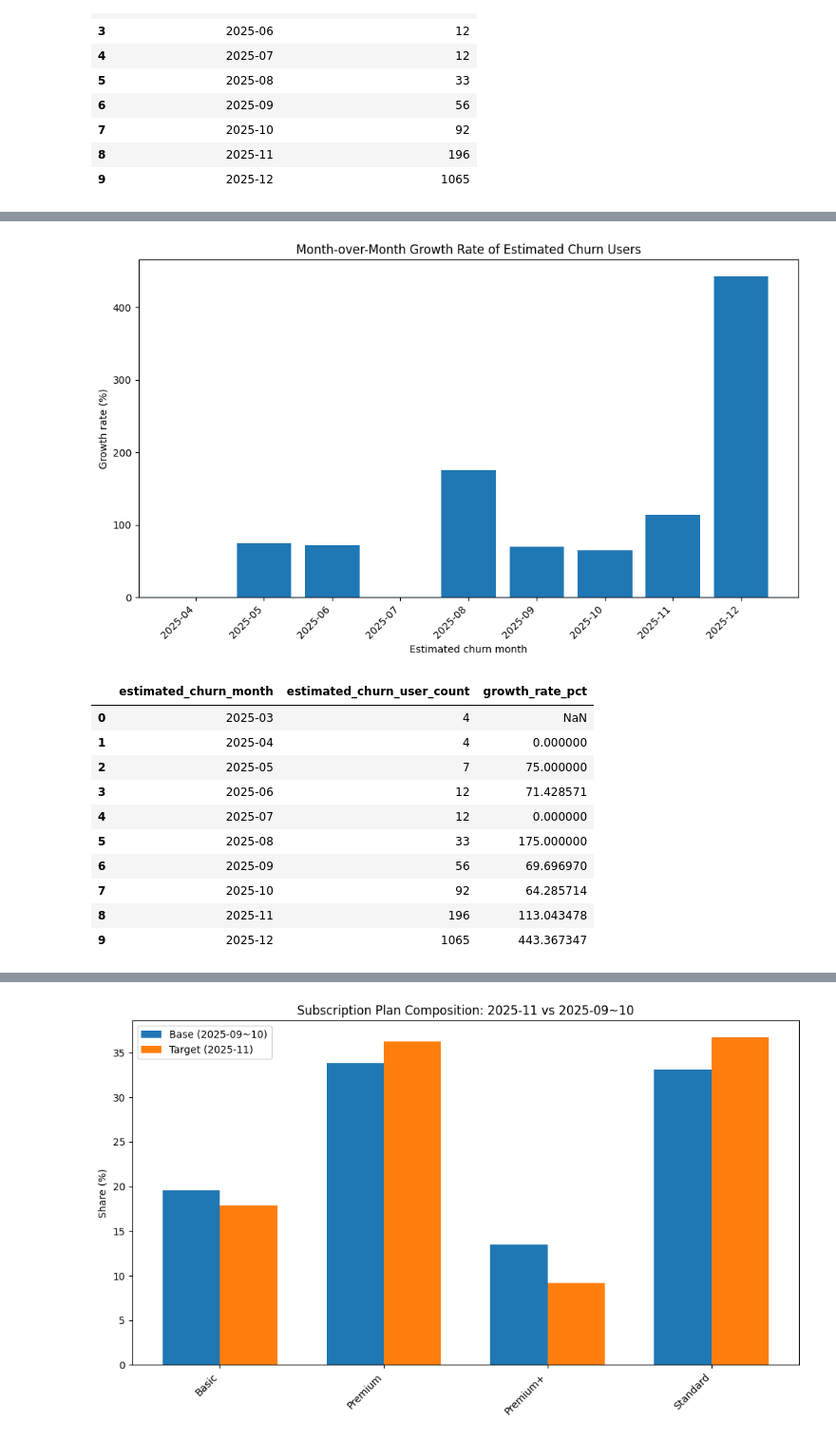
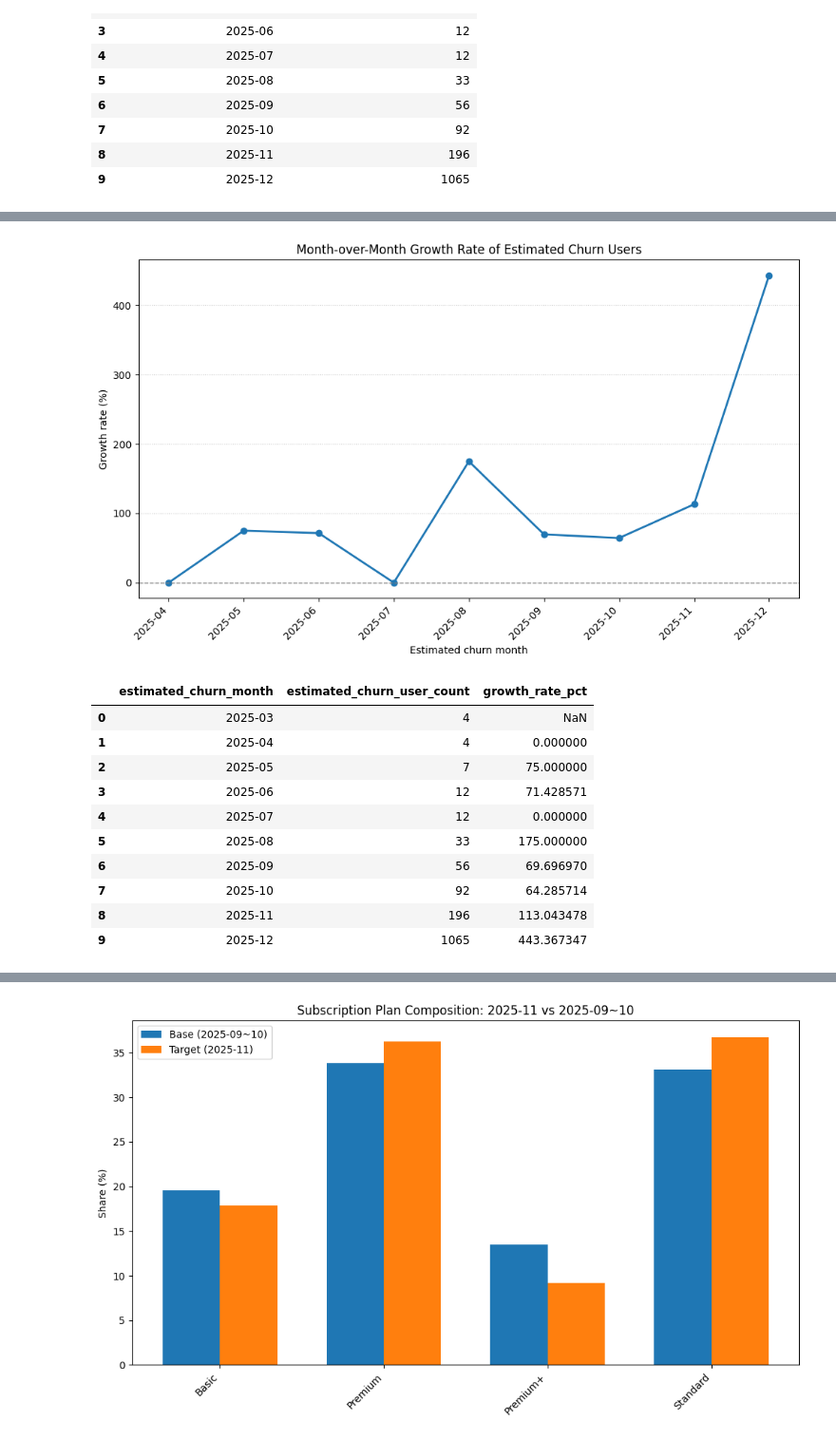
Before and after one commit to SKNETWORKS-FAMILY-AICAMP/SKN27-2nd-2TEAM, a Jupyter notebook: models/Netflix_ML/JAEKANG/Netflix_base_model - 복사본.ipynb, the cells around one changed output, grey strips where cells are left out. Shown at 95% size. Drawn from its saved outputs; the diff is of its cells as text; code cells hidden in the pictures.

```diff
--- a/models/Netflix_ML/JAEKANG/Netflix_base_model - 복사본.ipynb
+++ b/models/Netflix_ML/JAEKANG/Netflix_base_model - 복사본.ipynb
@@ -626,38 +635,49 @@ monthly_churn_count
 # %%
 import matplotlib.pyplot as plt
 import numpy as np
 
 # ------------------------------------------
 # 1) 전월 대비 증가율(%) 계산
-#    (현재월 - 이전월) / 이전월 * 100
 # ------------------------------------------
 monthly_churn_growth = monthly_churn_count.copy()
 
 monthly_churn_growth['growth_rate_pct'] = (
     monthly_churn_growth['estimated_churn_user_count']
     .pct_change() * 100
 )
 
 # ------------------------------------------
-# 2) 그래프
+# 2) 그래프 (선 그래프로 변경)
 # ------------------------------------------
 plt.figure(figsize=(10, 6))
-plt.bar(
+
+# plt.bar 대신 plt.plot을 사용합니다.
+plt.plot(
     monthly_churn_growth['estimated_churn_month'],
-    monthly_churn_growth['growth_rate_pct']
+    monthly_churn_growth['growth_rate_pct'],
+    marker='o',           # 데이터 포인트 표시
+    linestyle='-',        # 선 스타일
+    linewidth=2,          # 선 두께
+    color='#1f77b4'       # 선 색상
 )
 
 plt.xlabel('Estimated churn month')
 plt.ylabel('Growth rate (%)')
 plt.title('Month-over-Month Growth Rate of Estimated Churn Users')
 plt.xticks(rotation=45, ha='right')
-plt.axhline(0, linewidth=1)
+
+# 0을 기준으로 증가/감소를 쉽게 확인하기 위한 수평선
+plt.axhline(0, color='gray', linewidth=1, linestyle='--')
+
+# 수치 변화를 더 잘 보기 위해 그리드 추가 (선택 사항)
+plt.grid(True, axis='y', linestyle=':', alpha=0.7)
+
 plt.tight_layout()
 plt.show()
 
 monthly_churn_growth
 # %% [output]
-[figure, old version]
+[figure, new version]
 |  | estimated_churn_month | estimated_churn_user_count | growth_rate_pct |
 | 0 | 2025-03 | 4 | NaN |
 | 1 | 2025-04 | 4 | 0.000000 |
```
Also changed, not shown: parts of 29 cells of this notebook, 22 other files.
